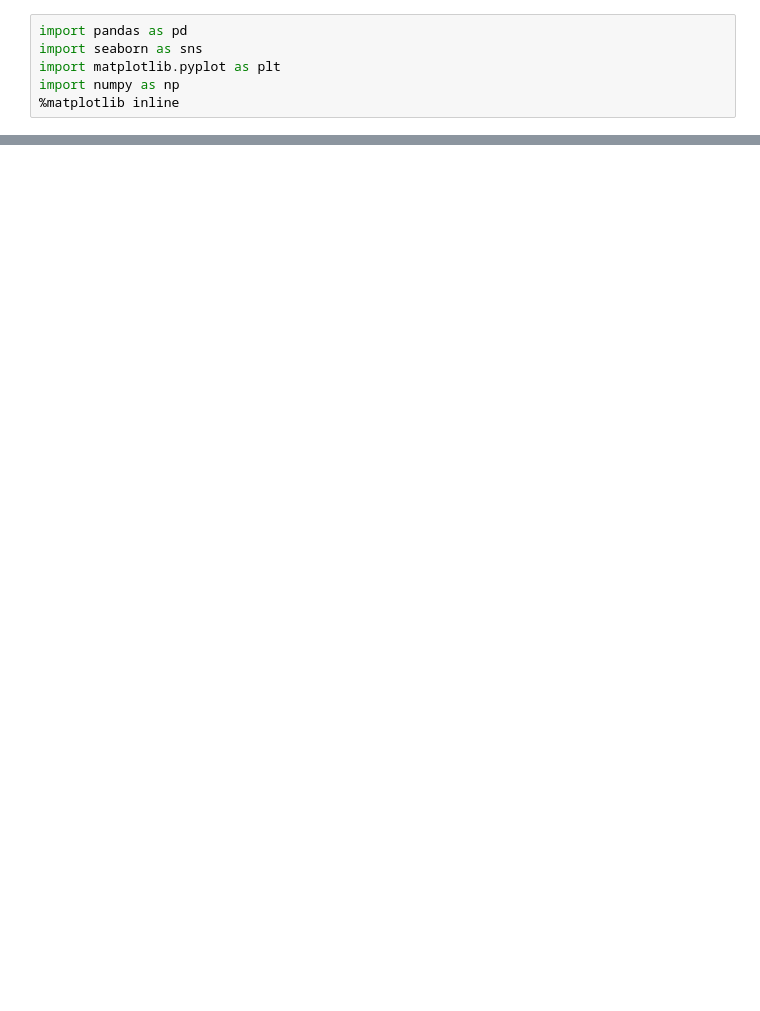
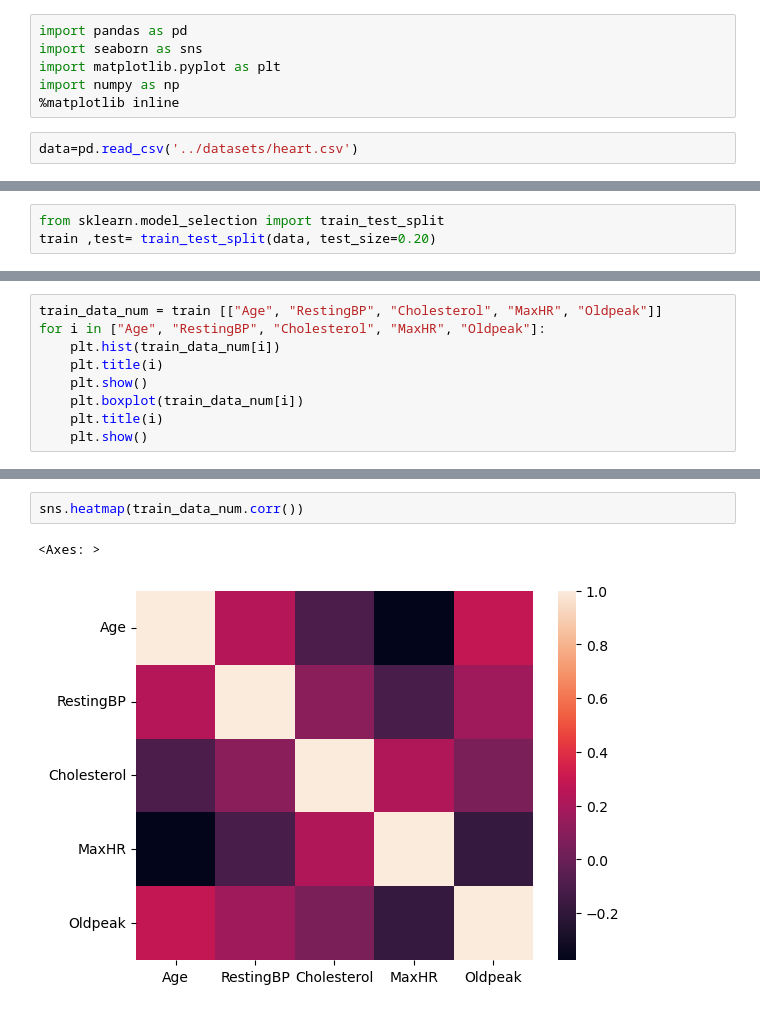
Before and after one commit to Amalaseeli/backend_data_science, a Jupyter notebook: Jupyter-notebooks/app.ipynb, the cells around one changed output, grey strips where cells are left out. Saved outputs shown, nothing was run; the diff lists cells and outputs as text; blank space fills up the shorter version.

```diff
--- a/Jupyter-notebooks/app.ipynb
+++ b/Jupyter-notebooks/app.ipynb
@@ -26,3 +26,5 @@ import seaborn as sns
 import matplotlib.pyplot as plt
 import numpy as np
 %matplotlib inline
+# %%
+data=pd.read_csv('../datasets/heart.csv')
@@ -28,0 +105,3 @@ import numpy as np
+# %%
+from sklearn.model_selection import train_test_split
+train ,test= train_test_split(data, test_size=0.20)
@@ -28,0 +124,9 @@ import numpy as np
+# %%
+train_data_num = train [["Age", "RestingBP", "Cholesterol", "MaxHR", "Oldpeak"]]
+for i in ["Age", "RestingBP", "Cholesterol", "MaxHR", "Oldpeak"]:
+    plt.hist(train_data_num[i])
+    plt.title(i)
+    plt.show()
+    plt.boxplot(train_data_num[i])
+    plt.title(i)
+    plt.show()
@@ -28,0 +144,5 @@ import numpy as np
+# %%
+sns.heatmap(train_data_num.corr())
+# %% [output]
+<Axes: >
+[figure, added]
```
Also changed, not shown: parts of 16 cells of this notebook.
